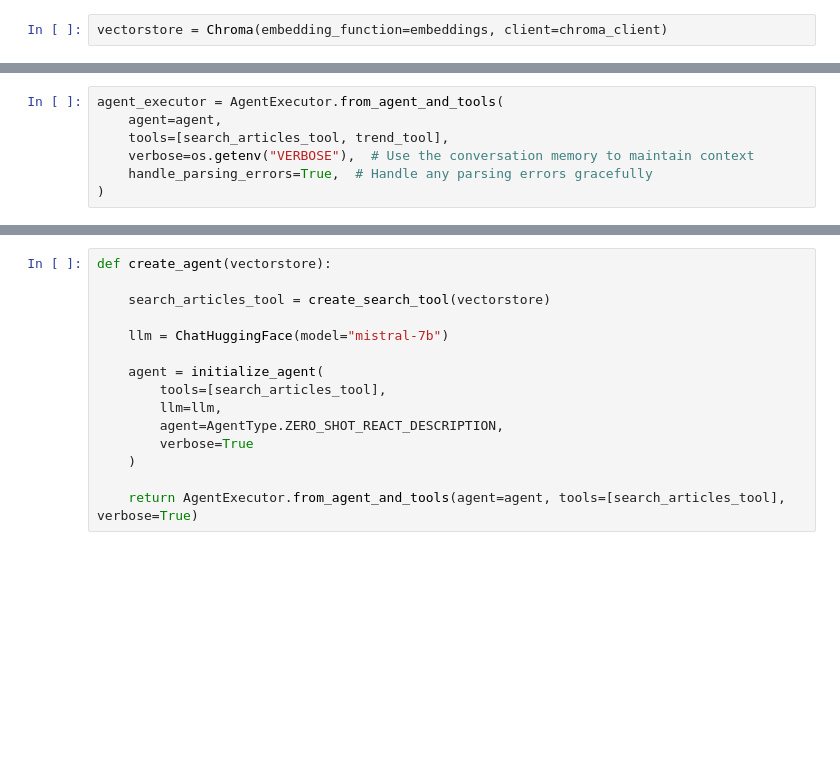
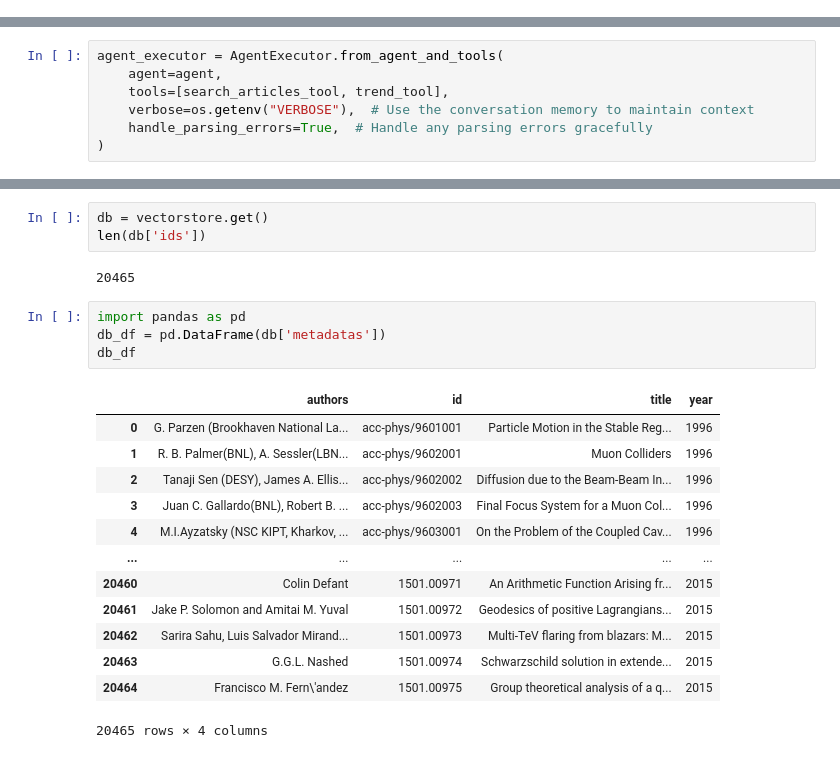
Before and after one commit to annebaril/arXiv_researcher, a Jupyter notebook: init_agent.ipynb, the cells around one changed output, grey strips where cells are left out. Drawn from its saved outputs; the diff is of its cells as text; blank space fills up the shorter version.

```diff
--- a/init_agent.ipynb
+++ b/init_agent.ipynb
@@ -29,5 +33,3 @@ AIMessage(content='Hello! 👋  How can I help you today? 😊 \n', additional_k
-# %%
-vectorstore = Chroma(embedding_function=embeddings, client=chroma_client)
 # %%
 search_articles_tool = create_search_tool(vectorstore)
 trend_tool = create_trend_tool(vectorstore)
@@ -80,15 +83,23 @@ Bot: I am sorry, I cannot provide an answer to this question. The tool I have ca
-# %%
-def create_agent(vectorstore):
-
-    search_articles_tool = create_search_tool(vectorstore)
-
-    llm = ChatHuggingFace(model="mistral-7b")
-
-    agent = initialize_agent(
-        tools=[search_articles_tool],
-        llm=llm,
-        agent=AgentType.ZERO_SHOT_REACT_DESCRIPTION,
-        verbose=True
-    )
-
-    return AgentExecutor.from_agent_and_tools(agent=agent, tools=[search_articles_tool], verbose=True)
+# %%
+db = vectorstore.get()
+len(db['ids'])
+# %% [output]
+20465
+# %%
+import pandas as pd
+db_df = pd.DataFrame(db['metadatas'])
+db_df
+# %% [output]
+|  | authors | id | title | year |
+| 0 | G. Parzen (Brookhaven National La... | acc-phys/9601001 | Particle Motion in the Stable Reg... | 1996 |
+| 1 | R. B. Palmer(BNL), A. Sessler(LBN... | acc-phys/9602001 | Muon Colliders | 1996 |
+| 2 | Tanaji Sen (DESY), James A. Ellis... | acc-phys/9602002 | Diffusion due to the Beam-Beam In... | 1996 |
+| 3 | Juan C. Gallardo(BNL), Robert B. ... | acc-phys/9602003 | Final Focus System for a Muon Col... | 1996 |
+| 4 | M.I.Ayzatsky (NSC KIPT, Kharkov, ... | acc-phys/9603001 | On the Problem of the Coupled Cav... | 1996 |
+| ... | ... | ... | ... | ... |
+| 20460 | Colin Defant | 1501.00971 | An Arithmetic Function Arising fr... | 2015 |
+| 20461 | Jake P. Solomon and Amitai M. Yuval | 1501.00972 | Geodesics of positive Lagrangians... | 2015 |
+| 20462 | Sarira Sahu, Luis Salvador Mirand... | 1501.00973 | Multi-TeV flaring from blazars: M... | 2015 |
+| 20463 | G.G.L. Nashed | 1501.00974 | Schwarzschild solution in extende... | 2015 |
+| 20464 | Francisco M. Fern\'andez | 1501.00975 | Group theoretical analysis of a q... | 2015 |
+20465 rows × 4 columns
```
Also changed, not shown: parts of 5 cells of this notebook.
